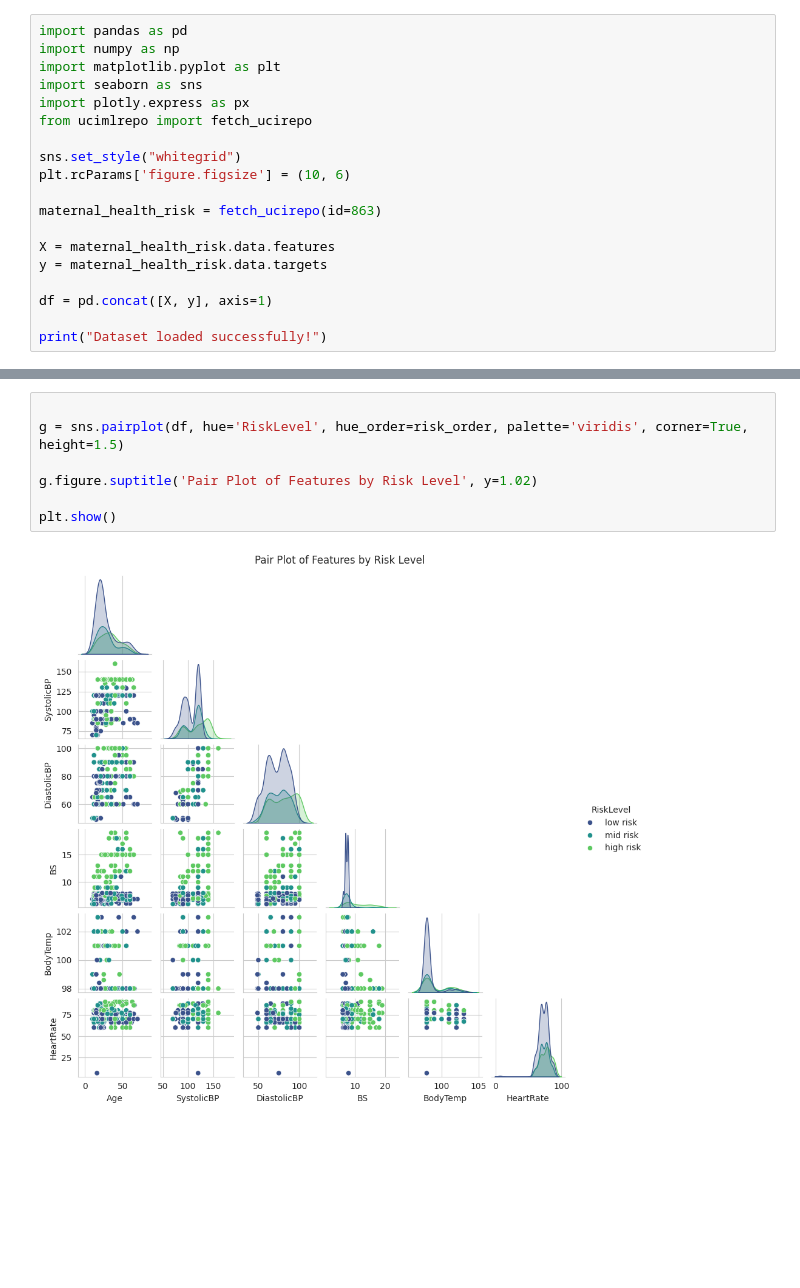
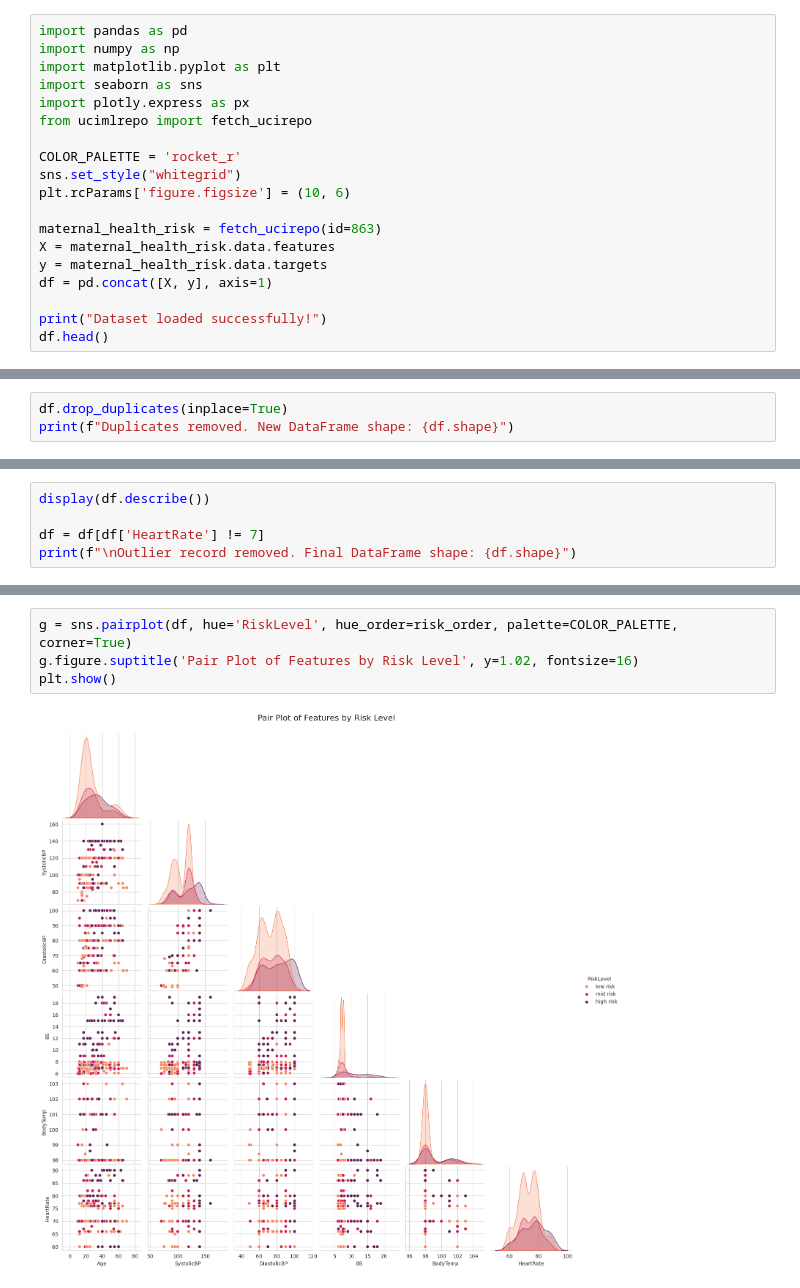
Before and after one commit to Adriano-7/imbalanced-data-synthesis-quality, a Jupyter notebook: maternal_health_risk.ipynb, the cells around one changed output, grey strips where cells are left out. Cells and saved outputs as stored; diff of their text form; blank space fills up the shorter version.

```diff
--- a/maternal_health_risk.ipynb
+++ b/maternal_health_risk.ipynb
@@ -6,16 +14,16 @@ import seaborn as sns
 import plotly.express as px
 from ucimlrepo import fetch_ucirepo
 
+COLOR_PALETTE = 'rocket_r'
 sns.set_style("whitegrid")
 plt.rcParams['figure.figsize'] = (10, 6)
 
 maternal_health_risk = fetch_ucirepo(id=863)
-
 X = maternal_health_risk.data.features
 y = maternal_health_risk.data.targets
-
 df = pd.concat([X, y], axis=1)
 
 print("Dataset loaded successfully!")
+df.head()
 # %% [output]
 Dataset loaded successfully!
@@ -70,0 +139,3 @@ Descriptive Statistics:
+# %%
+df.drop_duplicates(inplace=True)
+print(f"Duplicates removed. New DataFrame shape: {df.shape}")
@@ -70,0 +148,5 @@ Descriptive Statistics:
+# %%
+display(df.describe())
+
+df = df[df['HeartRate'] != 7]
+print(f"\nOutlier record removed. Final DataFrame shape: {df.shape}")
@@ -134,9 +272,6 @@ plt.show()
 # %%
-
-g = sns.pairplot(df, hue='RiskLevel', hue_order=risk_order, palette='viridis', corner=True, height=1.5)
-
-g.figure.suptitle('Pair Plot of Features by Risk Level', y=1.02)
-
+g = sns.pairplot(df, hue='RiskLevel', hue_order=risk_order, palette=COLOR_PALETTE, corner=True)
+g.figure.suptitle('Pair Plot of Features by Risk Level', y=1.02, fontsize=16)
 plt.show()
 # %% [output]
-[figure, old version]
+[figure, new version]
```
Also changed, not shown: parts of 30 cells of this notebook.
